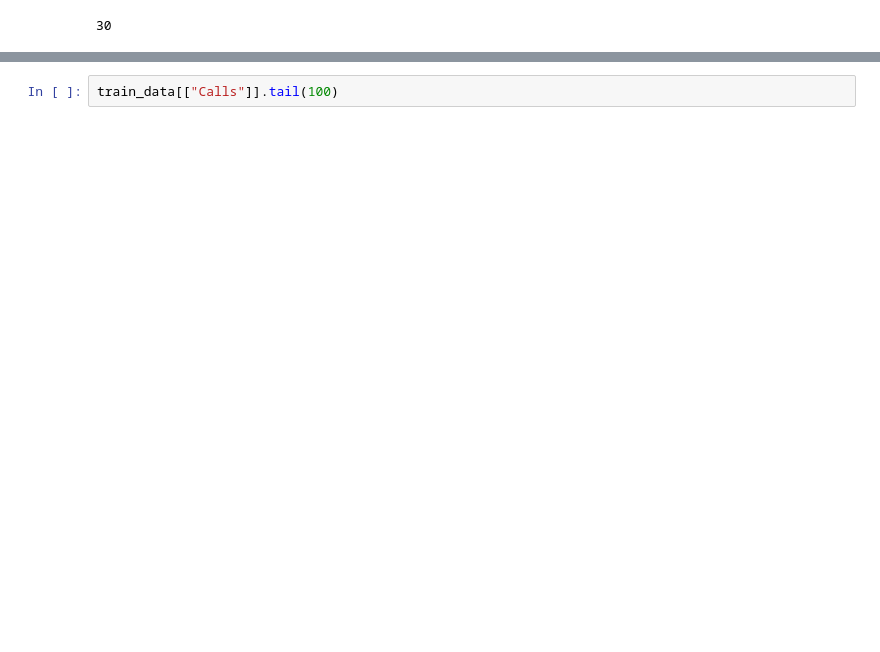
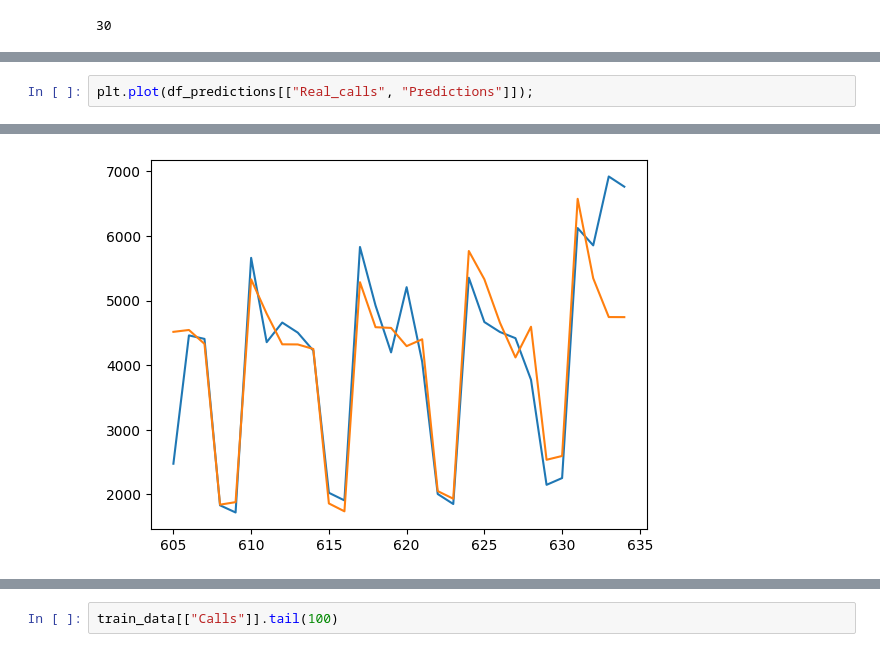
Before and after one commit to nieweglp/call-center-forecast, a Jupyter notebook: call-center/notebooks/eda.ipynb, the cells around one changed output, grey strips where cells are left out. Cells and saved outputs as stored; diff of their text form; blank space fills up the shorter version.

```diff
--- a/call-center/notebooks/eda.ipynb
+++ b/call-center/notebooks/eda.ipynb
@@ -489,0 +408,3 @@ TypeError: cannot concatenate object of type '<class 'numpy.ndarray'>'; only Ser
+# %%
+plt.plot(df_predictions[["Real_calls", "Predictions"]]);
+# %% [output]
@@ -489,0 +412 @@ TypeError: cannot concatenate object of type '<class 'numpy.ndarray'>'; only Ser
+[figure, added]
```
Also changed, not shown: parts of 18 cells of this notebook.
